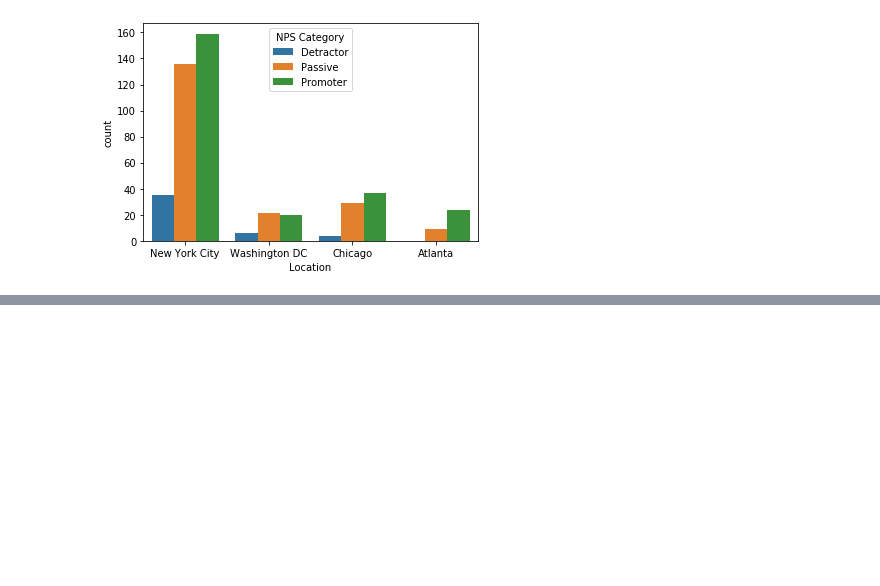
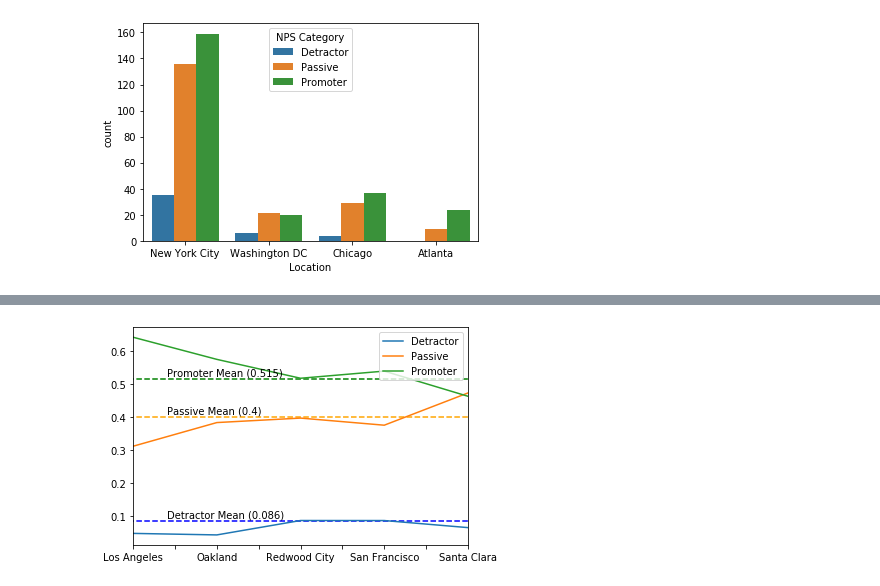
Before and after one commit to SamuelFolledo/DS1.1-Data-Analysis-And-Visualization, a Jupyter notebook: Midterm_Project/Midterm Project.ipynb, the cells around one changed output, grey strips where cells are left out. Cells and saved outputs as stored; diff of their text form; code cells hidden in the pictures; blank space fills up the shorter version.

```diff
--- a/Midterm_Project/Midterm Project.ipynb
+++ b/Midterm_Project/Midterm Project.ipynb
@@ -293,9 +293,9 @@ https://github.com/Make-School-Courses/DS-1.1-Data-Analysis/blob/master/Notebook
 def conditional_prob(df, column1, value1, column2):
     probabilities = {}
 #     column1_is_value1 = df[df[column1] == value1]
-    column2_values = set(df[column2].values) #possible values for target_column
+    column2_values = set(df[column2].dropna().values) #possible values for target_column
     for column2_value in column2_values: #for each value in target's values
-        probabilities[column2_value] = len(df[ (df[column1] == value1) & (df[column2] == column2_value)]) / len(df[df[column1] == value1])
+        probabilities[column2_value] = len(df[ (df[column1] == value1) & (df[column2] == column2_value)]) / len(df[df[column1] == value1]) #len(col_1 == value_1 and col_2 == val_2) / len(col_1 == val_1)
     return probabilities
 # %%
 for track in df['Actual Track'].dropna().unique(): #loop through each unique values in "Actual Track"
@@ -419,0 +407,76 @@ Name: Location, dtype: int64
+# %%
+df = pd.read_csv(FILEPATH, na_values = ['#ERROR!', "nan"])
+def get_nps_category(rating):
+    if rating >= 9:
+        return "Promoter"
+    elif rating >= 7:
+        return "Passive"
+    else:
+        return "Detractor"
+
+# Create another column named "NPS Category" with values of either Promoter, Passive, Detractor, based on their rating
+df["NPS Category"] = df.apply(lambda row: get_nps_category(row["Rating (Num)"]), axis=1)
+
+#method that takes a Column name and that column's value, and return conditional probabililty of column2
+def conditional_prob(df, column1, value1, column2):
+    probabilities = {}
+#     column1_is_value1 = df[df[column1] == value1]
+    column2_values = set(df[column2].dropna().values) #possible values for target_column
+    for column2_value in column2_values: #for each value in target's values
+        probabilities[column2_value] = len(df[ (df[column1] == value1) & (df[column2] == column2_value)]) / len(df[df[column1] == value1]) #len(col_1 == value_1 and col_2 == val_2) / len(col_1 == val_1)
+    return probabilities
+
+def df_from_col_ratio(df, to_ratio_col, x_col):
+    '''Get df with ratio of column based on all possible values or x_col and put it in a line graph'''
+    to_ratio_values = [] #unique values of to_ratio_col from df
+    x_col_values_dic = {} #{"Promoter": [], "Passive": [], "Detractor":[]}
+    for to_ratio_value in sorted(df[to_ratio_col].dropna().unique()): #loop through each unique values of to_ratio_col
+        x_col_ratio_dic = conditional_prob(df, to_ratio_col, to_ratio_value, x_col)
+        to_ratio_values.append(to_ratio_value) #append current location
+        for key, value in x_col_ratio_dic.items(): #loop through each key,value pairs in dic received from conditional_prob
+            if key in x_col_values_dic: #if dic's key has values already
+                x_col_values_dic[key].append(value) #if key exist, append value to our list's key
+            else:  #if dic's key is none...
+                x_col_values_dic[key] = [value] #create the array with our value
+    #Turn dic and array to dataframe
+    df_new = pd.DataFrame(x_col_values_dic, index=to_ratio_values)
+    return df_new
+
+#GET MEAN
+nps_df = df_from_col_ratio(df, "Location", "NPS Category")
+detractor_avg = nps_df["Detractor"].mean().round(3)
+passive_avg = nps_df["Passive"].mean().round(3)
+promoter_avg = nps_df["Promoter"].mean().round(3)
+print(detractor_avg, passive_avg, promoter_avg)
+
+#PLOT LINE
+#In-state - Detractor, Passive and Promoter ratios
+in_state_df = df_from_col_ratio(df[df['Location'].isin(['San Francisco', 'Los Angeles', 'Redwood City', 'Santa Clara', 'Oakland',])], "Location", "NPS Category")
+in_state_line_plot = in_state_df.plot.line()
+in_state_line_plot.hlines(promoter_avg, -5,5, linestyles='dashed', color="green") #add green dashed horizontal line
+in_state_line_plot.annotate("Promoter Mean ("+str(promoter_avg)+")",(0.4,promoter_avg+0.01)) #put label on top of the dashed line
+in_state_line_plot.hlines(passive_avg, -5,5, linestyles='dashed', color="orange")
+in_state_line_plot.annotate("Passive Mean ("+str(passive_avg)+")",(0.4,passive_avg+0.01))
+in_state_line_plot.hlines(detractor_avg, -5,5, linestyles='dashed', color="blue")
+in_state_line_plot.annotate("Detractor Mean ("+str(detractor_avg)+")",(0.4,detractor_avg+0.01))
+
+#Out-of-state - Detractor, Passive and Promoter ratios
+out_of_state_df = df_from_col_ratio(df[df['Location'].isin(['New York City', 'Chicago', 'Washington DC', 'Atlanta'])], "Location", "NPS Category")
+out_of_state_line_plot = out_of_state_df.plot.line()
+out_of_state_line_plot.hlines(promoter_avg, -5,5, linestyles='dashed', color="green") #add green dashed horizontal line
+out_of_state_line_plot.annotate("Promoter Mean ("+str(promoter_avg)+")",(0.4,promoter_avg+0.01)) #put label on top of the dashed line
+out_of_state_line_plot.hlines(passive_avg, -5,5, linestyles='dashed', color="orange")
+out_of_state_line_plot.annotate("Passive Mean ("+str(passive_avg)+")",(0.4,passive_avg+0.01))
+out_of_state_line_plot.hlines(detractor_avg, -5,5, linestyles='dashed', color="blue")
+out_of_state_line_plot.annotate("Detractor Mean ("+str(detractor_avg)+")",(0.4,detractor_avg+0.01))
+
+#Different countries - Detractor, Passive and Promoter ratios
+diff_country_df = df_from_col_ratio(df[df['Location'].isin(['Hong Kong', 'Beijing', 'Tokyo',])], "Location", "NPS Category")
+diff_country_line_plot = diff_country_df.plot.line()
+diff_country_line_plot.hlines(promoter_avg, -5,5, linestyles='dashed', color="green") #add dashed horizontal line
+diff_country_line_plot.annotate("Promoter Mean ("+str(promoter_avg)+")",(0.4,promoter_avg+0.01)) #put label on top of the dashed line
+diff_country_line_plot.hlines(passive_avg, -5,5, linestyles='dashed', color="orange")
+diff_country_line_plot.annotate("Passive Mean ("+str(passive_avg)+")",(0.4,passive_avg+0.01))
+diff_country_line_plot.hlines(detractor_avg, -5,5, linestyles='dashed', color="blue")
+diff_country_line_plot.annotate("Detractor Mean ("+str(detractor_avg)+")",(0.4,detractor_avg+0.01))
+# %% [output]
@@ -419,0 +485 @@ Name: Location, dtype: int64
+[figure, added]
```
Also changed, not shown: parts of 19 cells of this notebook.
